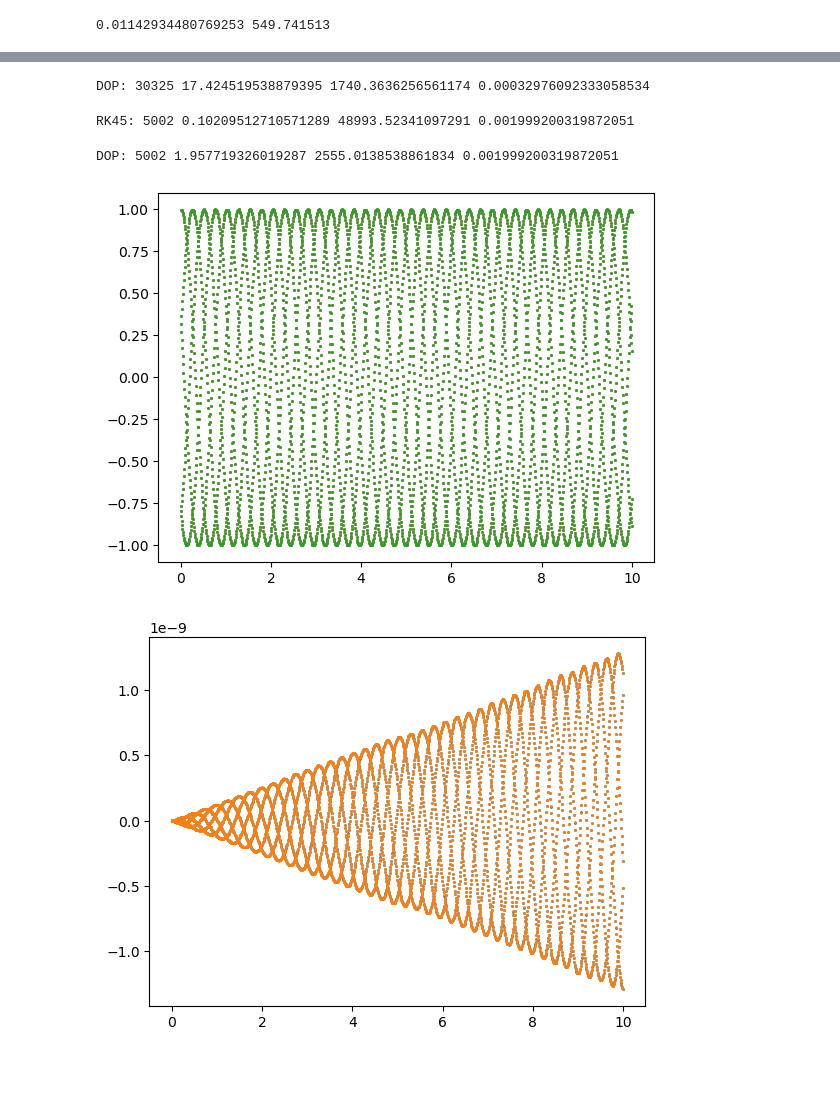
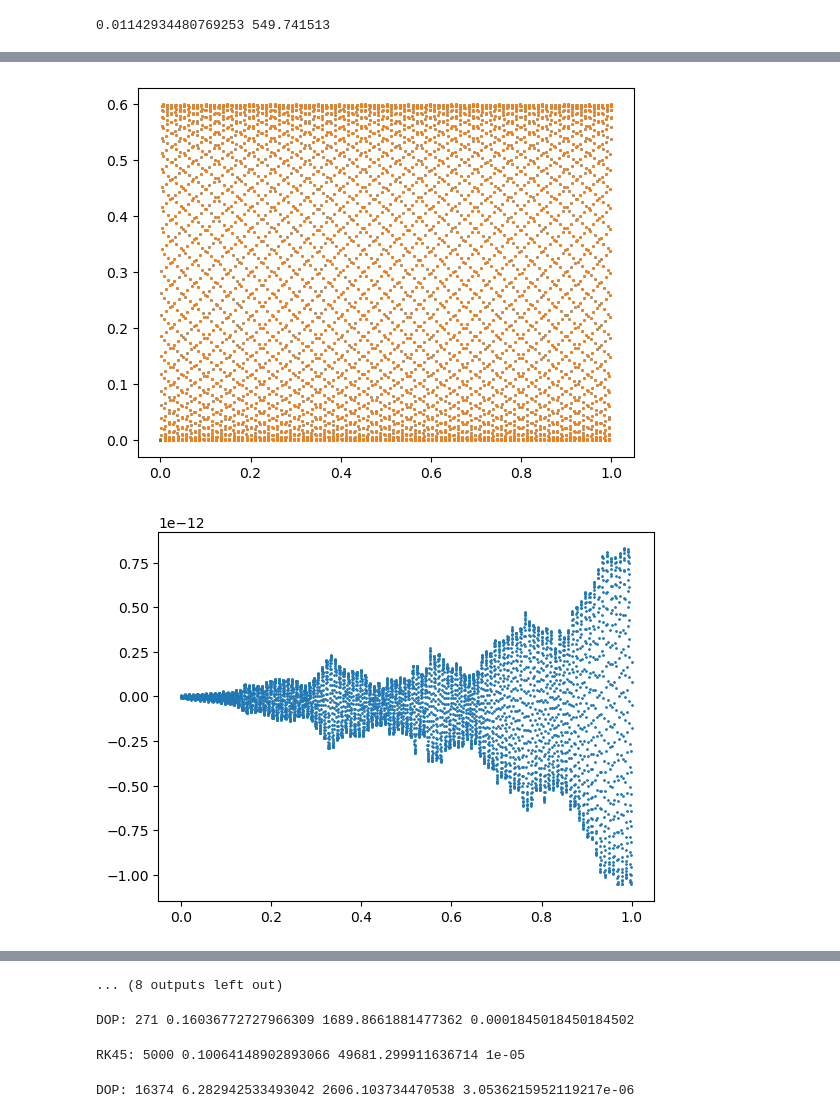
Before and after one commit to mjmorano/Spin-tracking-New, a Jupyter notebook: ElegantSpinIntegration.ipynb, the cells around one changed output, grey strips where cells are left out. Cells and saved outputs as stored; diff of their text form; code cells hidden in the pictures; blank space fills up the shorter version.

```diff
--- a/ElegantSpinIntegration.ipynb
+++ b/ElegantSpinIntegration.ipynb
@@ -1201,0 +1462,14 @@ outputArrayDOPRot = np.zeros((numSteps+1, 7), dtype=precision)
+# %%
+for i in range(len(tols)):
+	coord = 6
+	plt.scatter(outputArrayDOPNorm[1:-1, 0], outputArrayDOPNorm[1:-1,coord], s=1)
+	plt.scatter(outputArrayRK45[:-2,0], outputArrayRK45[:-2,coord], s=1)
+	plt.scatter(outputArrayDOPRot[:-2,0], outputArrayDOPRot[:-2,coord], s=1)
+	plt.show()
+
+	plt.scatter(outputArrayDOPNorm[1:-1, 0], outputArrayDOPNorm[1:-1,coord]-outputArrayRK45[:-2,coord], s=1)
+	#plt.scatter(outputArrayDOPNorm[1:-1, 0], outputArrayDOPNorm[1:-1,coord]-outputArrayDOPRot[:-2,coord], s=1)
+	plt.show()
+# %% [output]
+[figure, added]
+[figure, added]
@@ -1202,34 +1486,28 @@ outputArrayDOPRot = np.zeros((numSteps+1, 7), dtype=precision)
+... (8 outputs left out)
 # %%
+options['rtol'] = 1.0e-14
+options['atol'] = 1.0e-14
 start = time.time()
 dopSteps = DOP853(t0, tf, s[:], x, x, v, v, options, 0, 0, outputArrayDOPNorm)
 stop = time.time()
 print('DOP:', dopSteps, stop-start, dopSteps/(stop-start), (tf-t0)/dopSteps)
 # %% [output]
-DOP: 30325 17.424519538879395 1740.3636256561174 0.00032976092333058534
+DOP: 271 0.16036772727966309 1689.8661881477362 0.0001845018450184502
 # %%
+options['rtol'] = 1.0e-14
+options['atol'] = 1.0e-14
 start = time.time()
 rk45Steps = RK45Method(t0, tf, s[:], x, x, v, v, options, 0, 0, outputArrayRK45)
 stop = time.time()
 print('RK45:', rk45Steps, stop-start, rk45Steps/(stop-start), (tf-t0)/rk45Steps)
 # %% [output]
-RK45: 5002 0.10209512710571289 48993.52341097291 0.001999200319872051
+RK45: 5000 0.10064148902893066 49681.299911636714 1e-05
 # %%
+options['rtol'] = 1.0e-14
+options['atol'] = 1.0e-14
 start = time.time()
 dopStepsRot = DOP853Rotation(t0, tf, s[:], x, x, v, v, options, 0, 0, outputArrayDOPRot)
 stop = time.time()
 print('DOP:', dopStepsRot, stop-start, dopStepsRot/(stop-start), (tf-t0)/dopStepsRot)
 # %% [output]
-DOP: 5002 1.957719326019287 2555.0138538861834 0.001999200319872051
+DOP: 16374 6.282942533493042 2606.103734470538 3.0536215952119217e-06
-# %%
-coord = 4
-plt.scatter(outputArrayDOPNorm[1:-1, 0], outputArrayDOPNorm[1:-1,coord], s=1)
-plt.scatter(outputArrayRK45[:-2,0], outputArrayRK45[:-2,coord], s=1)
-plt.scatter(outputArrayDOPRot[:-2,0], outputArrayDOPRot[:-2,coord], s=1)
-plt.show()
-
-plt.scatter(outputArrayDOPNorm[1:-1, 0], outputArrayDOPNorm[1:-1,coord]-outputArrayRK45[:-2,coord], s=1)
-plt.scatter(outputArrayDOPNorm[1:-1, 0], outputArrayDOPNorm[1:-1,coord]-outputArrayDOPRot[:-2,coord], s=1)
-plt.show()
-# %% [output]
-[figure, removed]
-[figure, removed]
```
Also changed, not shown: parts of 15 cells of this notebook, 5 other files.
